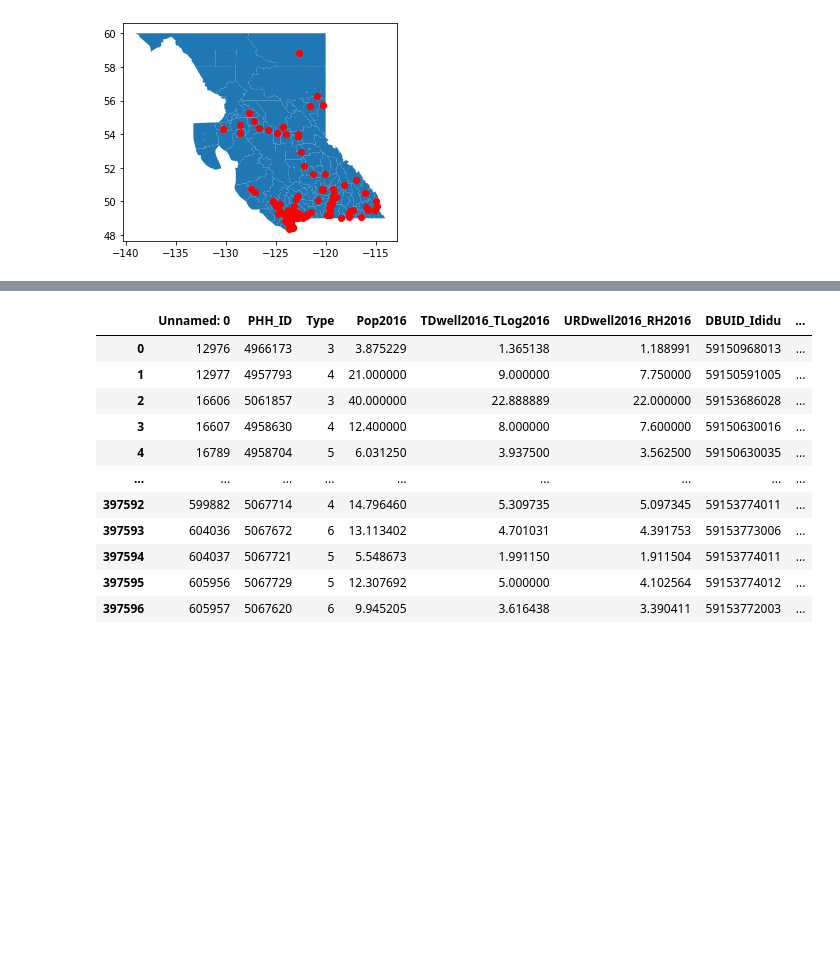
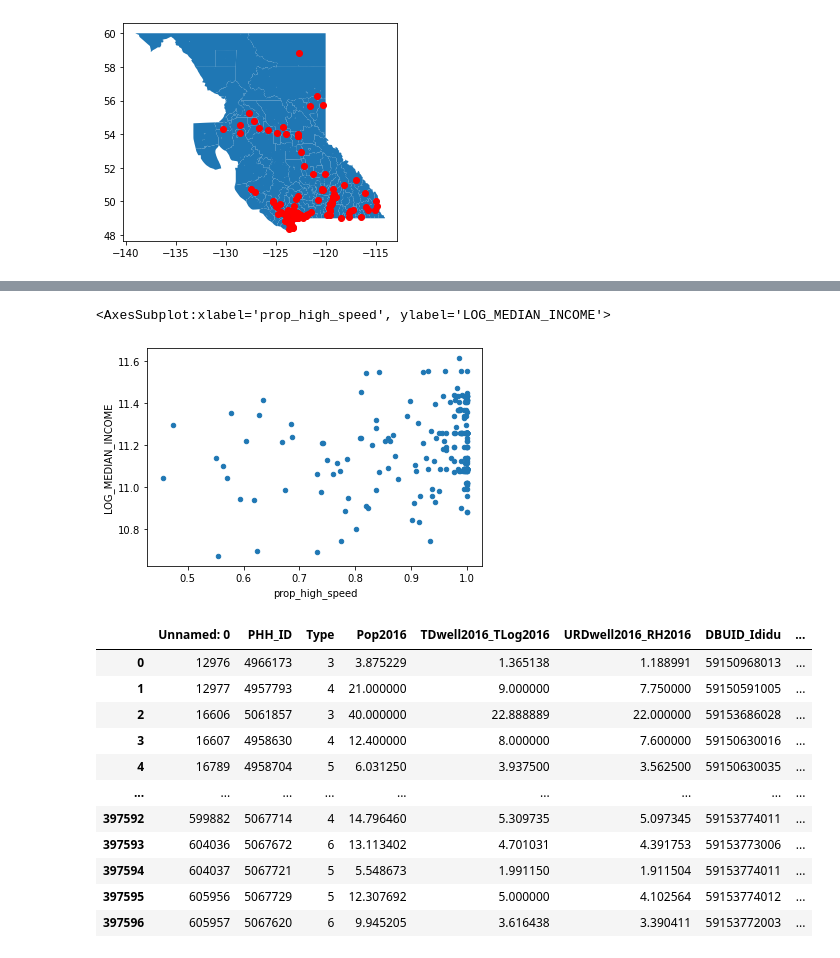
Before and after one commit to mukund0299/ECON_490_Paper, a Jupyter notebook: data/analysis.ipynb, the cells around one changed output, grey strips where cells are left out. Saved outputs shown, nothing was run; the diff lists cells and outputs as text; code cells hidden in the pictures; blank space fills up the shorter version.

```diff
--- a/data/analysis.ipynb
+++ b/data/analysis.ipynb
@@ -278,3 +265,8 @@ merged_with_income.plot.scatter(x="MEDIAN_INCOME", y="AVERAGE_EXAM_MARK")
+# %%
+merged_with_income.plot.scatter(x="prop_high_speed", y="LOG_MEDIAN_INCOME")
+# %% [output]
+<AxesSubplot:xlabel='prop_high_speed', ylabel='LOG_MEDIAN_INCOME'>
+[figure, added]
 # %%
 # Testing weighted averages -- not complete yet
 
```
Also changed, not shown: parts of 6 cells of this notebook, 2 other files.
